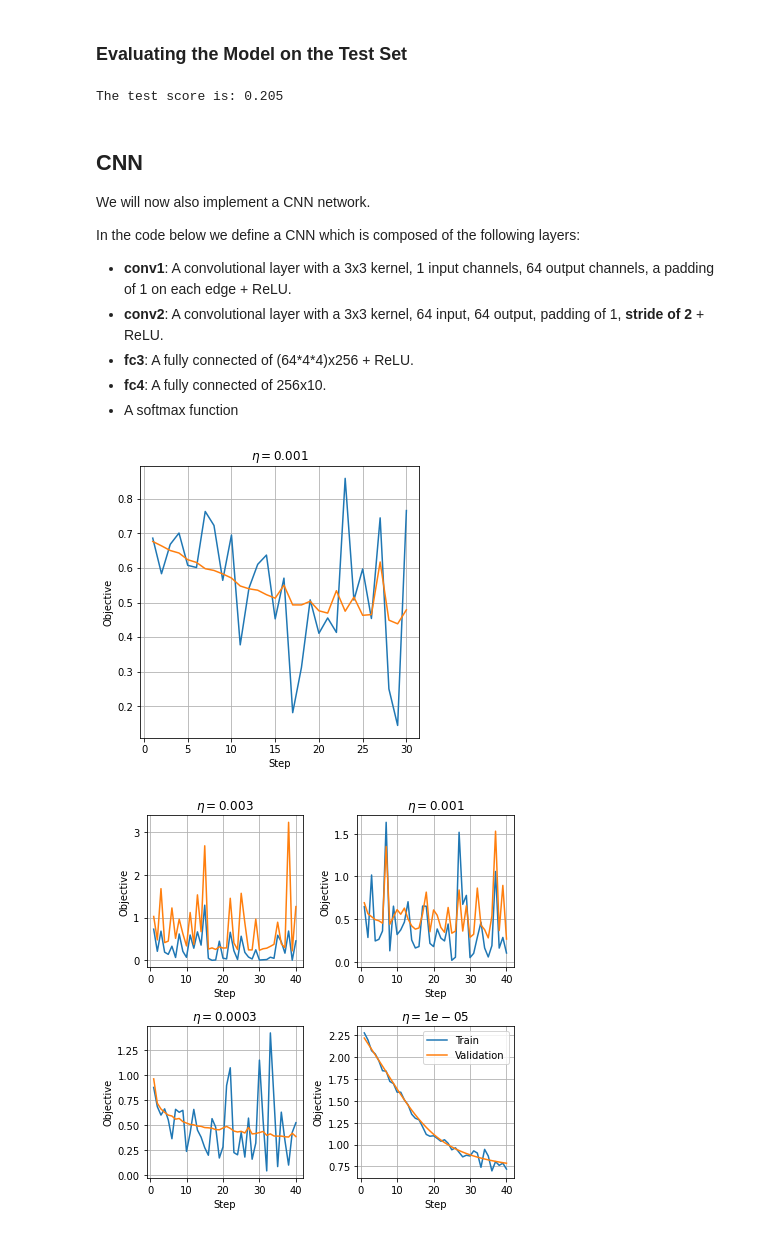
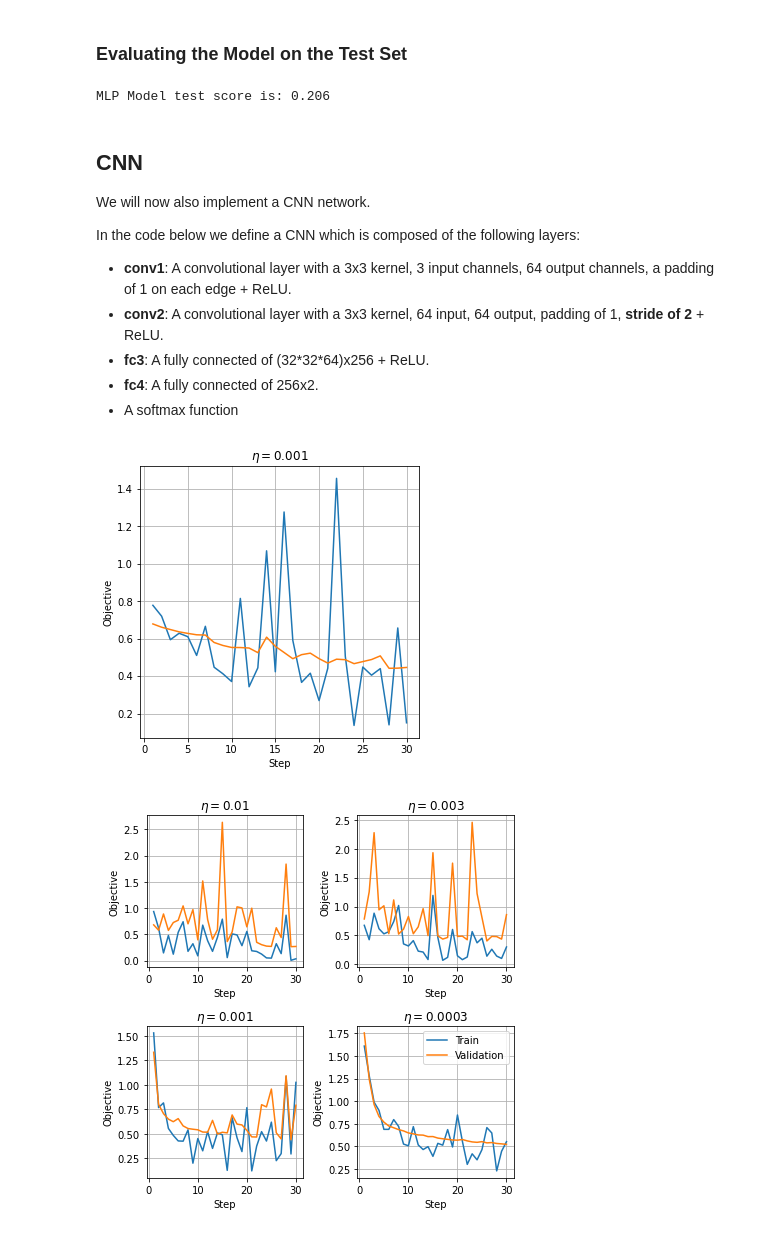
Before and after one commit to grotbard/eye_gender_classification, a Jupyter notebook: eye_gender_class.ipynb, the cells around one changed output. Drawn from its saved outputs; the diff is of its cells as text; code cells hidden in the pictures.

```diff
--- a/eye_gender_class.ipynb
+++ b/eye_gender_class.ipynb
@@ -243,7 +224,10 @@ def train(model, eta, n_epochs, train_loader, x_val, y_val):
 eta = 0.001
 n_epochs = 10
 model = LinearLogisticRegression(in_features=x_train.shape[1] * x_train.shape[2] * x_train.shape[3], out_features=2)
-model = model.cuda()
+try:
+  model = model.cuda()
+except:
+  print("No gpu found, using cpu")
 train_objective_list, val_objective_list = train(model, eta, n_epochs, train_loader,
                                                  torch.tensor(x_val).float(),
                                                  torch.tensor(y_val).long())
@@ -514,9 +493,9 @@ with torch.no_grad():
 
 test_score = np.sum(test_score_list) / len(test_set)
 
-print(f'The test score is: {test_score:.3}')
+print(f'MLP Model test score is: {test_score:.3}')
 # %% [output]
-The test score is: 0.205
+MLP Model test score is: 0.206
 # %% [markdown]
 ## CNN
 
@@ -524,13 +503,12 @@ We will now also implement a CNN network.
 
 In the code below we define a CNN which is composed of the following layers:
 
-- **conv1**: A convolutional layer with a 3x3 kernel, 1 input channels, 64 output channels, a padding of 1 on each edge + ReLU.
+- **conv1**: A convolutional layer with a 3x3 kernel, 3 input channels, 64 output channels, a padding of 1 on each edge + ReLU.
 - **conv2**: A convolutional layer with a 3x3 kernel, 64 input, 64 output, padding of 1, **stride of 2** + ReLU.
-- **fc3**: A fully connected of (64\*4\*4)x256 + ReLU.
-- **fc4**: A fully connected of 256x10.
+- **fc3**: A fully connected of (32\*32\*64)x256 + ReLU.
+- **fc4**: A fully connected of 256x2.
 - A softmax function
 # %%
-## %%%%%%%%%%%%%%% Your code here - Begin %%%%%%%%%%%%%%%
 class CNN(torch.nn.Module):
 
     def __init__(self, in_features, out_features):
@@ -541,12 +519,10 @@ class CNN(torch.nn.Module):
         self.bn0 = torch.nn.BatchNorm2d(3)
         self.conv1 = torch.nn.Conv2d(in_channels=3, out_channels=64, kernel_size=3, padding=1)
         self.conv2 = torch.nn.Conv2d(in_channels=64, out_channels=64, kernel_size=3, padding=1, stride=2)
-        self.fc3 = torch.nn.Linear(in_features=64*64*4*4, out_features=256)
+        self.fc3 = torch.nn.Linear(in_features=32*32*64, out_features=256)
         self.fc4 = torch.nn.Linear(in_features=256, out_features=out_features)
 
     def forward(self, x):
-        # x = x[:, None, :, :]
-        # import pdb; pdb.set_trace()
         x = x.transpose(1,3)
         z = self.bn0(x)
         z = self.conv1(z)
@@ -558,9 +534,7 @@ class CNN(torch.nn.Module):
         z = torch.nn.functional.relu(z)
         z = self.fc4(z)
         y = torch.nn.functional.log_softmax(z, dim=1)
-
         return y
-## %%%%%%%%%%%%%%% Your code here - End %%%%%%%%%%%%%%%%%
 
 ## Test the train function
 eta = 0.001
@@ -579,27 +553,27 @@ ax.set_title(r'$\eta={' + f'{eta:g}' + r'}$')
 ax.set_xlabel('Step')
 ax.set_ylabel('Objective');
 # %% [output]
-[figure, old version]
+[figure, new version]
 # %%
-nn_epochs = 40
-etas_list = (3e-3, 1e-3, 3e-4, 1e-5)
+nn_epochs = 30
+etas_list = (0.01, 3e-3, 1e-3, 3e-4)
 
 fig, axes = plt.subplots(2, 2, figsize=(6, 6))
 for i_eta, eta in enumerate(etas_list):
     model = CNN(in_features=x_train.shape[1] * x_train.shape[2], out_features=10)
     model = model.cuda()
     train_objective_list, val_objective_list = train(model, eta, nn_epochs, train_loader,
                                                      torch.tensor(x_val).float(),
                                                      torch.tensor(y_val).long())
 
     ## Plot
     ax = axes.flat[i_eta]
     ax.plot(np.arange(len(train_objective_list)), train_objective_list, label='Train')
     ax.plot(np.arange(len(val_objective_list)), val_objective_list, label='Validation')
     ax.set_title(r'$\eta={' + f'{eta:g}' + r'}$')
     ax.set_xlabel('Step')
     ax.set_ylabel('Objective')
 axes[1,1].legend()
 fig.tight_layout()
 # %% [output]
-[figure, old version]
+[figure, new version]
```
Also changed, not shown: parts of 21 cells of this notebook.
